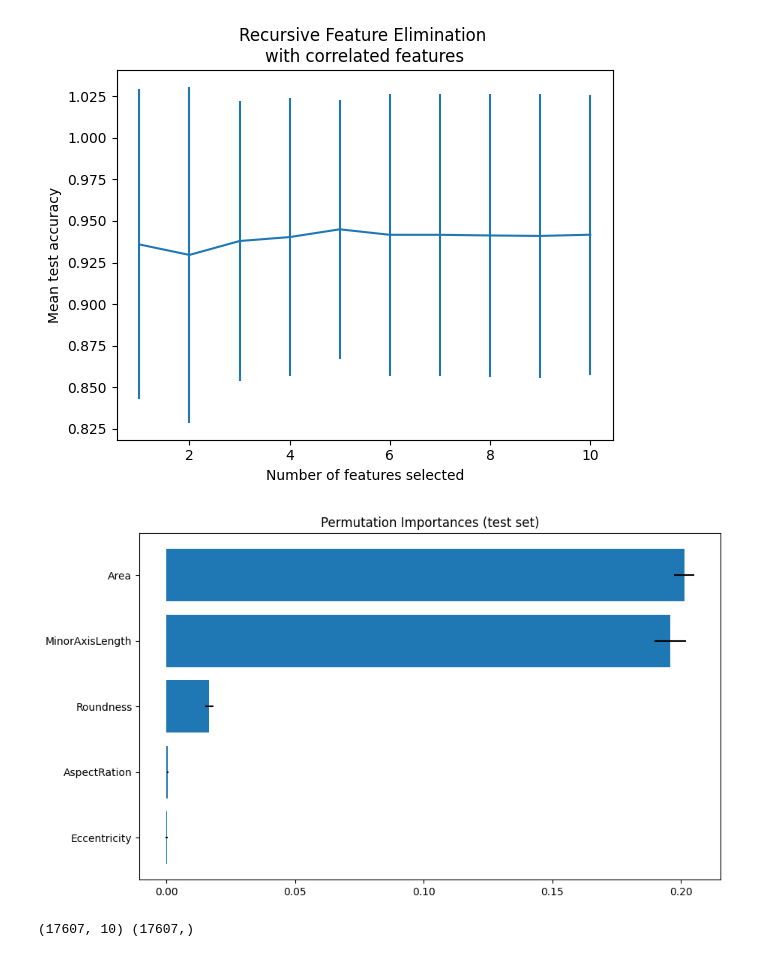
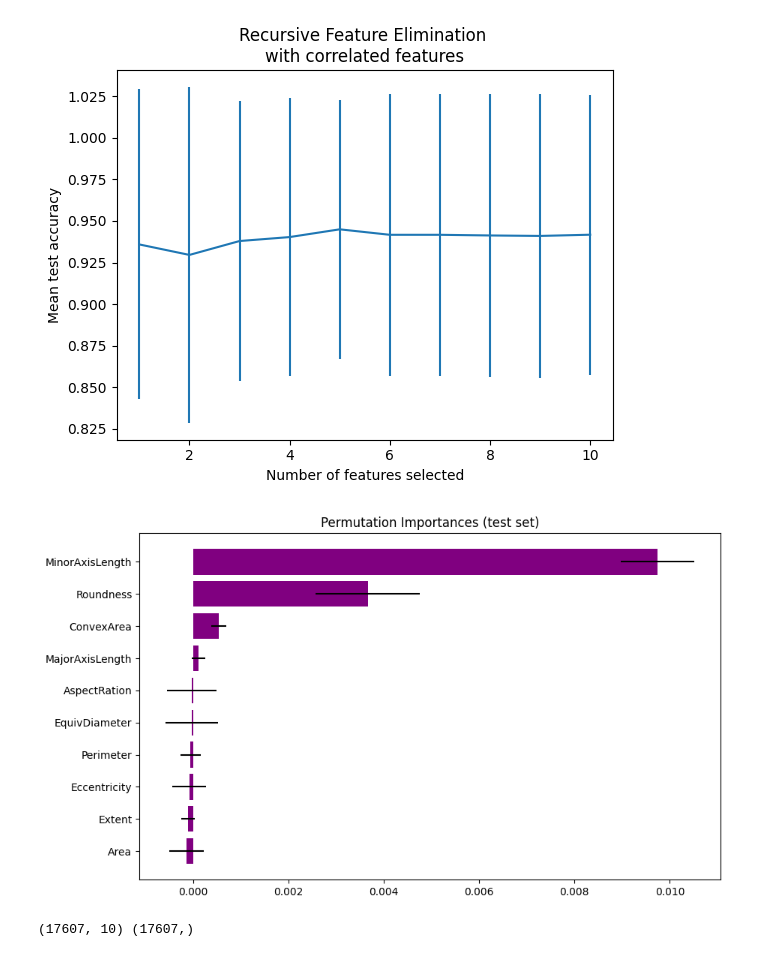
Before and after one commit to DronBit/Classification-of-Rice-Types, a Jupyter notebook: Classification of Rice Types.ipynb, the cells around one changed output. Cells and saved outputs as stored; diff of their text form; code cells hidden in the pictures.

```diff
--- a/Classification of Rice Types.ipynb
+++ b/Classification of Rice Types.ipynb
@@ -1681,5 +1843,0 @@ Area MinorAxisLength Eccentricity Roundness AspectRation
-# %%
-X_train, X_test, y_train, y_test = train_test_split(X_new, y, test_size=0.2, random_state=42)
-model_gu_sel = RandomForestClassifier(max_depth=6)
-model_gu_sel.fit(X_train, y_train)
-model_gu_sel.score(X_test, y_test)
@@ -1729,16 +1874,16 @@ plt.show()
 # %% [output]
 [figure]
 # %%
-result = permutation_importance(model_kbest_sel, X_test, y_test, n_repeats=10, random_state=42, n_jobs=2)
+result = permutation_importance(model, X_test, y_test, n_repeats=10, random_state=42, n_jobs=2)
 sorted_idx = result.importances_mean.argsort()
 # %%
 plt.figure(figsize=(10, 6))
 plt.title("Permutation Importances (test set)")
-plt.barh(range(X_new.shape[1]), result.importances_mean[sorted_idx], xerr=result.importances_std[sorted_idx], color="purple")
-plt.yticks(range(X_new.shape[1]), selected_features[sorted_idx])
+plt.barh(range(X_test.shape[1]), result.importances_mean[sorted_idx], xerr=result.importances_std[sorted_idx], color="purple")
+plt.yticks(range(X_test.shape[1]), X.columns[sorted_idx])
 plt.show()
 # %% [output]
-[figure, old version]
+[figure, new version]
 # %%
 X = df_clean.drop('Class', axis=1)
 y = df_clean['Class']
```
Also changed, not shown: parts of 96 cells of this notebook, 2 other files.
